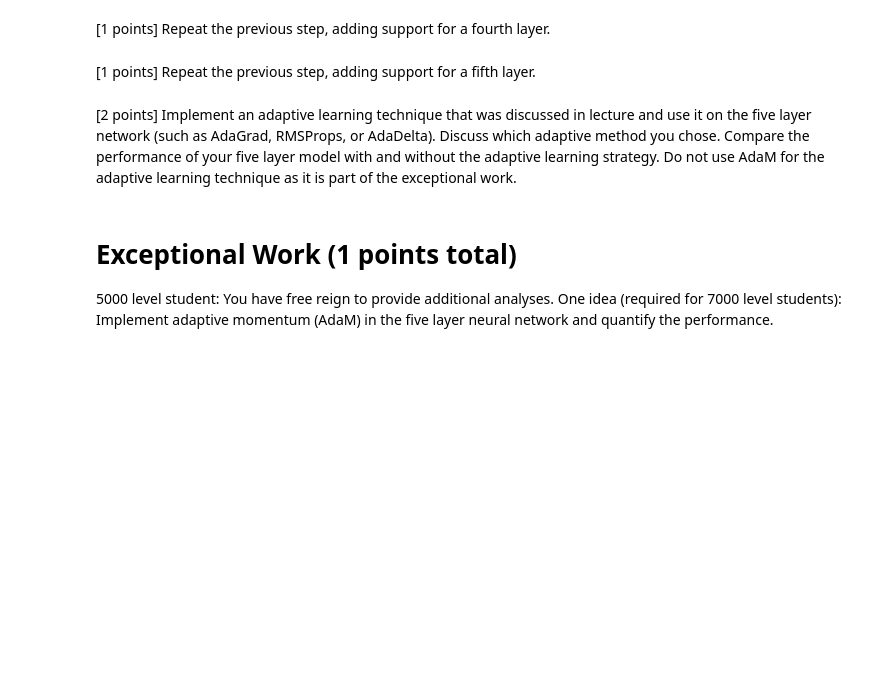
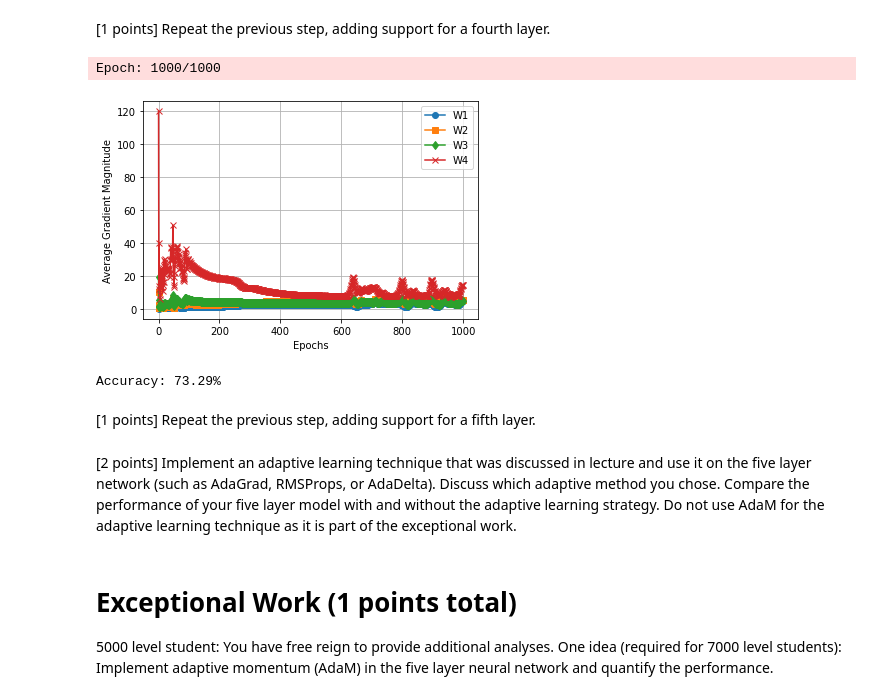
Before and after one commit to calebm00re/S22-ml04, a Jupyter notebook: poor_children.ipynb, the cells around one changed output. Saved outputs shown, nothing was run; the diff lists cells and outputs as text; code cells hidden in the pictures; blank space fills up the shorter version.

```diff
--- a/poor_children.ipynb
+++ b/poor_children.ipynb
@@ -632,3 +783,18 @@ class ThreeLayerPerceptron(ThreeLayerPerceptronBase):
+# %%
+# run the four layer model
+nn = FourLayerPerceptron(n_hidden1=50, n_hidden2=50, n_hidden3=30, l2_C=0.0, epochs=1000, eta=0.001, random_state=1)
+nn.fit(X_train, y_train, print_progress=100)
+
+nn.plot_gradient_magnitudes()
+
+# Check the accuracy
+y_pred = nn.predict(X_test)
+y_pred = convert_data(y_pred)
+print('Accuracy: %.2f%%' % (100 * accuracy_score(y_test, y_pred)))
+# %% [output]
+Epoch: 1000/1000
+[figure, added]
+Accuracy: 73.29%
 # %% [markdown]
 
 [1 points] Repeat the previous step, adding support for a fifth layer.
```
Also changed, not shown: parts of 6 cells of this notebook.
